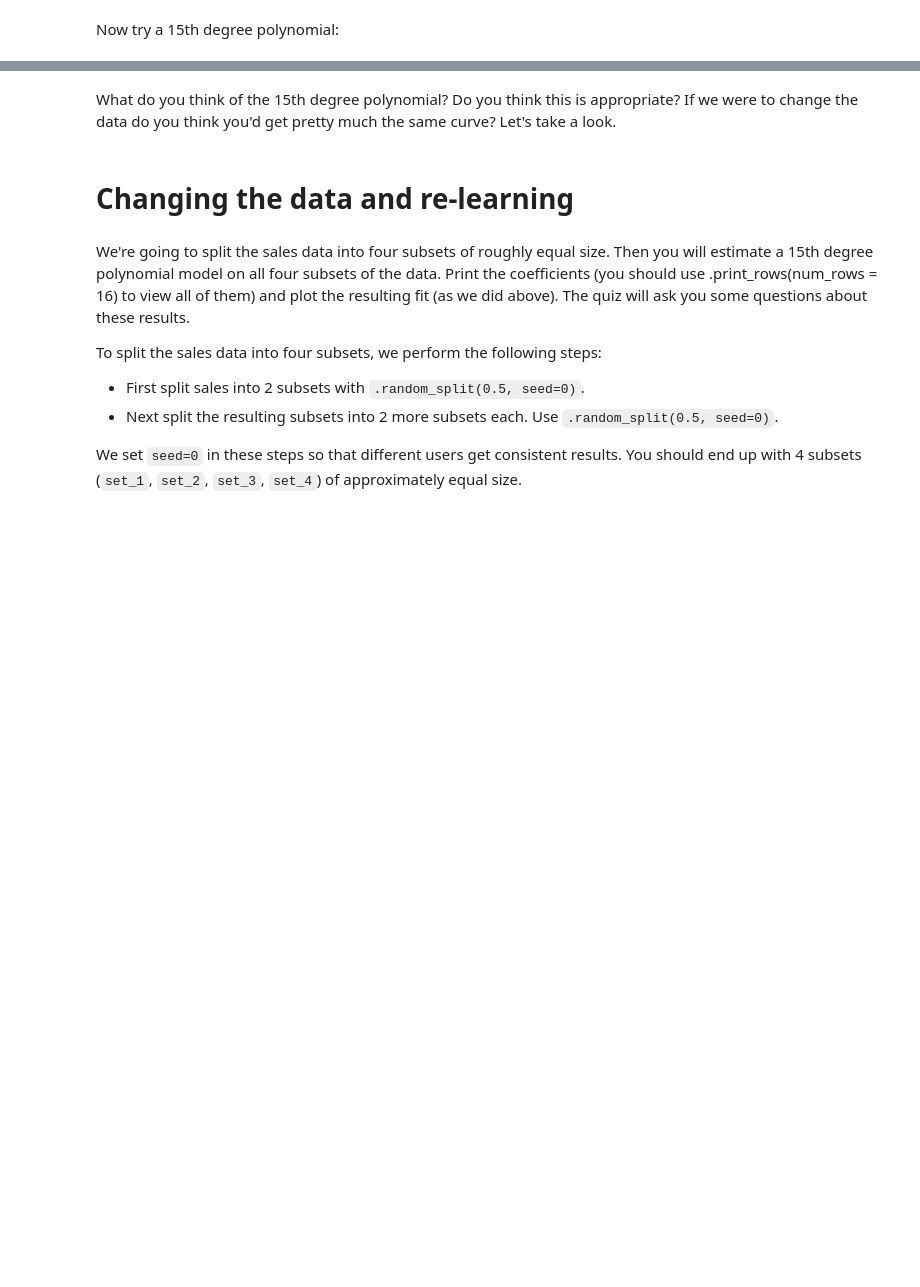
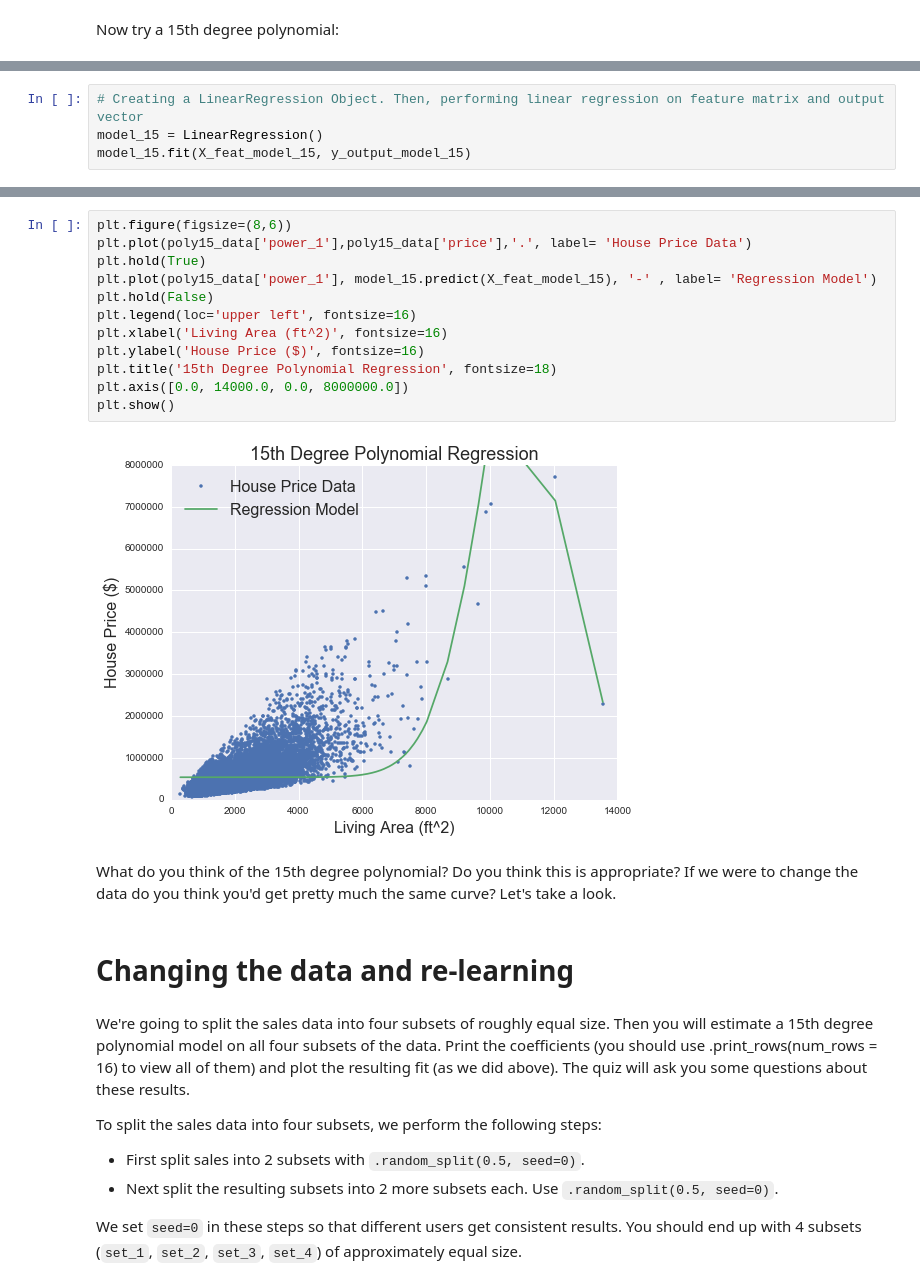
Before and after one commit to Santana9937/Coursera_ML_Specialization, a Jupyter notebook: Week_3_Assessing_Performance/assign_1_polynomial-regression.ipynb, the cells around one changed output, grey strips where cells are left out. Saved outputs shown, nothing was run; the diff lists cells and outputs as text; blank space fills up the shorter version.

```diff
--- a/Week_3_Assessing_Performance/assign_1_polynomial-regression.ipynb
+++ b/Week_3_Assessing_Performance/assign_1_polynomial-regression.ipynb
@@ -200,0 +269,4 @@ Now try a 15th degree polynomial:
+# %%
+# Creating a LinearRegression Object. Then, performing linear regression on feature matrix and output vector
+model_15 = LinearRegression()
+model_15.fit(X_feat_model_15, y_output_model_15)
@@ -201,3 +285,17 @@ Now try a 15th degree polynomial:
+# %%
+plt.figure(figsize=(8,6))
+plt.plot(poly15_data['power_1'],poly15_data['price'],'.', label= 'House Price Data')
+plt.hold(True)
+plt.plot(poly15_data['power_1'], model_15.predict(X_feat_model_15), '-' , label= 'Regression Model')
+plt.hold(False)
+plt.legend(loc='upper left', fontsize=16)
+plt.xlabel('Living Area (ft^2)', fontsize=16)
+plt.ylabel('House Price ($)', fontsize=16)
+plt.title('15th Degree Polynomial Regression', fontsize=18)
+plt.axis([0.0, 14000.0, 0.0, 8000000.0])
+plt.show()
+# %% [output]
+[figure, added]
 # %% [markdown]
 What do you think of the 15th degree polynomial? Do you think this is appropriate? If we were to change the data do you think you'd get pretty much the same curve? Let's take a look.
 # %% [markdown]
```
Also changed, not shown: parts of 20 cells of this notebook.
